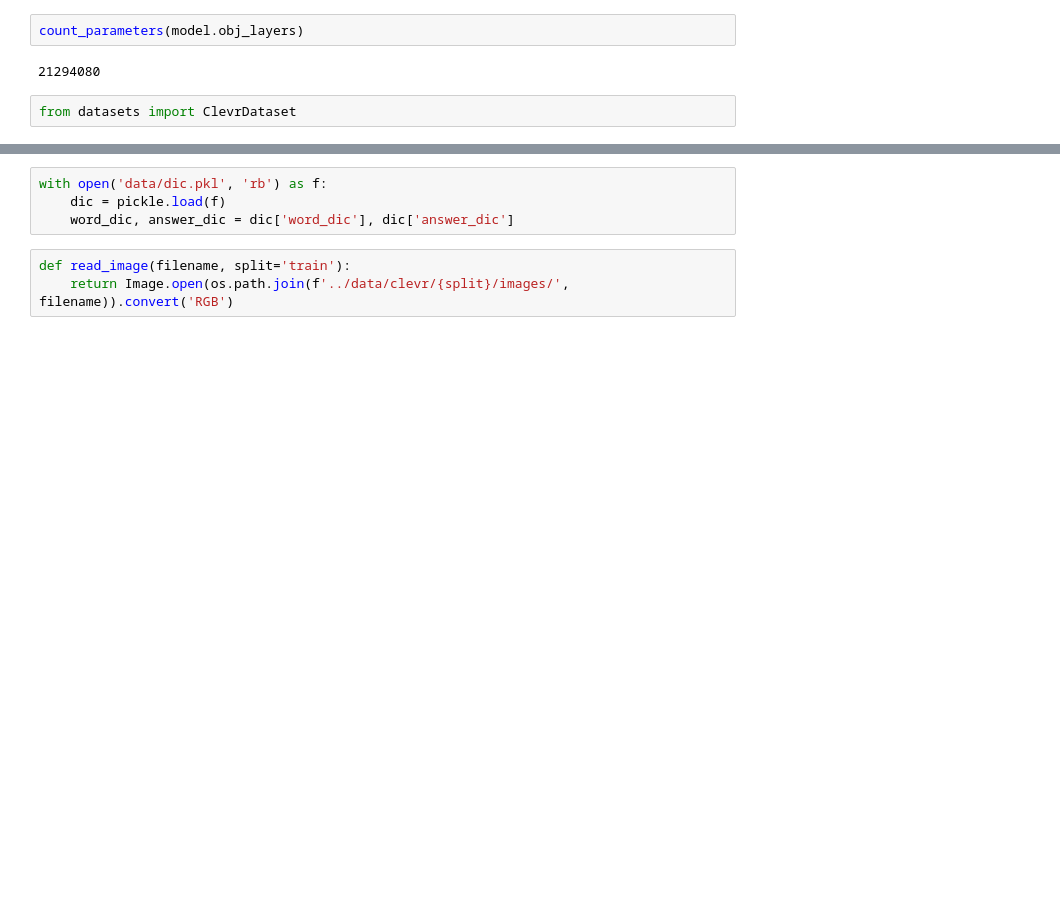
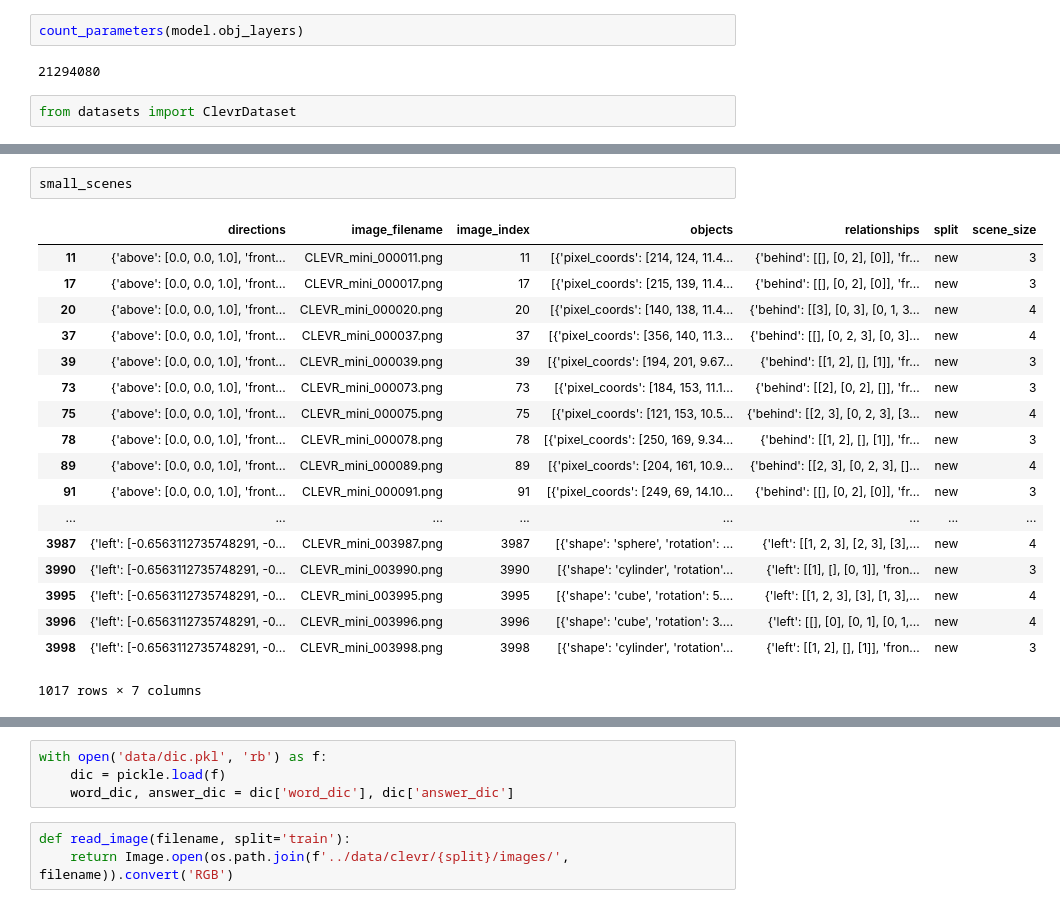
Before and after one commit to sebamenabar/Proyecto, a Jupyter notebook: pytorch-mac-network/inspect.ipynb, the cells around one changed output, grey strips where cells are left out. Saved outputs shown, nothing was run; the diff lists cells and outputs as text; blank space fills up the shorter version.

```diff
--- a/pytorch-mac-network/inspect.ipynb
+++ b/pytorch-mac-network/inspect.ipynb
@@ -159,0 +344,21 @@ torch.Size([12, 512, 1, 1])
+# %%
+small_scenes
+# %% [output]
+|  | directions | image_filename | image_index | objects | relationships | split | scene_size |
+| 11 | {'above': [0.0, 0.0, 1.0], 'front... | CLEVR_mini_000011.png | 11 | [{'pixel_coords': [214, 124, 11.4... | {'behind': [[], [0, 2], [0]], 'fr... | new | 3 |
+| 17 | {'above': [0.0, 0.0, 1.0], 'front... | CLEVR_mini_000017.png | 17 | [{'pixel_coords': [215, 139, 11.4... | {'behind': [[], [0, 2], [0]], 'fr... | new | 3 |
+| 20 | {'above': [0.0, 0.0, 1.0], 'front... | CLEVR_mini_000020.png | 20 | [{'pixel_coords': [140, 138, 11.4... | {'behind': [[3], [0, 3], [0, 1, 3... | new | 4 |
+| 37 | {'above': [0.0, 0.0, 1.0], 'front... | CLEVR_mini_000037.png | 37 | [{'pixel_coords': [356, 140, 11.3... | {'behind': [[], [0, 2, 3], [0, 3]... | new | 4 |
+| 39 | {'above': [0.0, 0.0, 1.0], 'front... | CLEVR_mini_000039.png | 39 | [{'pixel_coords': [194, 201, 9.67... | {'behind': [[1, 2], [], [1]], 'fr... | new | 3 |
+| 73 | {'above': [0.0, 0.0, 1.0], 'front... | CLEVR_mini_000073.png | 73 | [{'pixel_coords': [184, 153, 11.1... | {'behind': [[2], [0, 2], []], 'fr... | new | 3 |
+| 75 | {'above': [0.0, 0.0, 1.0], 'front... | CLEVR_mini_000075.png | 75 | [{'pixel_coords': [121, 153, 10.5... | {'behind': [[2, 3], [0, 2, 3], [3... | new | 4 |
+| 78 | {'above': [0.0, 0.0, 1.0], 'front... | CLEVR_mini_000078.png | 78 | [{'pixel_coords': [250, 169, 9.34... | {'behind': [[1, 2], [], [1]], 'fr... | new | 3 |
+| 89 | {'above': [0.0, 0.0, 1.0], 'front... | CLEVR_mini_000089.png | 89 | [{'pixel_coords': [204, 161, 10.9... | {'behind': [[2, 3], [0, 2, 3], []... | new | 4 |
+| 91 | {'above': [0.0, 0.0, 1.0], 'front... | CLEVR_mini_000091.png | 91 | [{'pixel_coords': [249, 69, 14.10... | {'behind': [[], [0, 2], [0]], 'fr... | new | 3 |
+| ... | ... | ... | ... | ... | ... | ... | ... |
+| 3987 | {'left': [-0.6563112735748291, -0... | CLEVR_mini_003987.png | 3987 | [{'shape': 'sphere', 'rotation': ... | {'left': [[1, 2, 3], [2, 3], [3],... | new | 4 |
+| 3990 | {'left': [-0.6563112735748291, -0... | CLEVR_mini_003990.png | 3990 | [{'shape': 'cylinder', 'rotation'... | {'left': [[1], [], [0, 1]], 'fron... | new | 3 |
+| 3995 | {'left': [-0.6563112735748291, -0... | CLEVR_mini_003995.png | 3995 | [{'shape': 'cube', 'rotation': 5.... | {'left': [[1, 2, 3], [3], [1, 3],... | new | 4 |
+| 3996 | {'left': [-0.6563112735748291, -0... | CLEVR_mini_003996.png | 3996 | [{'shape': 'cube', 'rotation': 3.... | {'left': [[], [0], [0, 1], [0, 1,... | new | 4 |
+| 3998 | {'left': [-0.6563112735748291, -0... | CLEVR_mini_003998.png | 3998 | [{'shape': 'cylinder', 'rotation'... | {'left': [[1, 2], [], [1]], 'fron... | new | 3 |
+1017 rows × 7 columns
```
Also changed, not shown: parts of 93 cells of this notebook, 2 other files.
